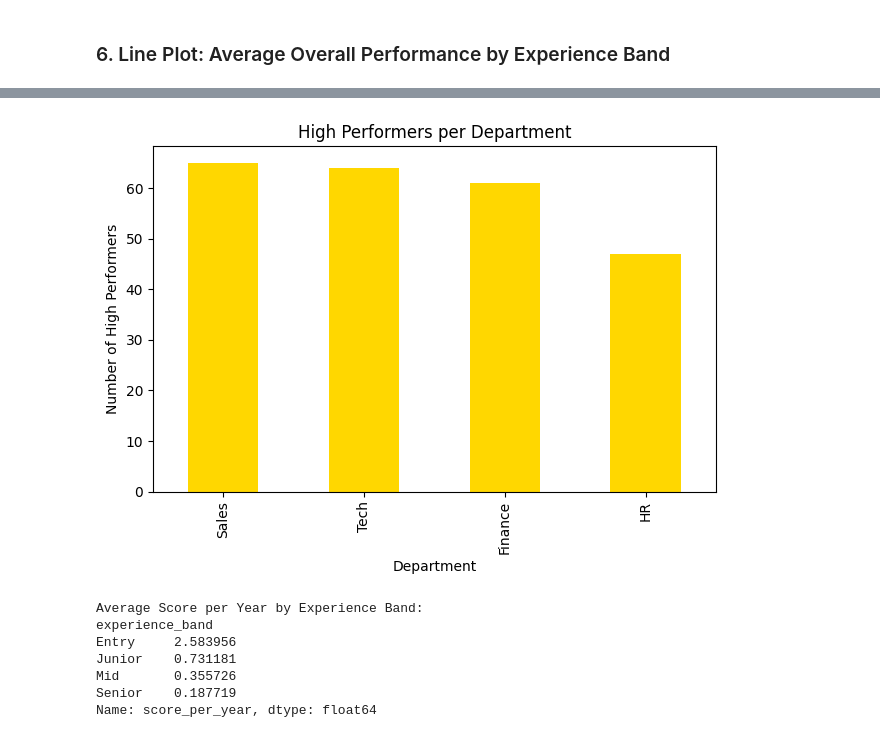
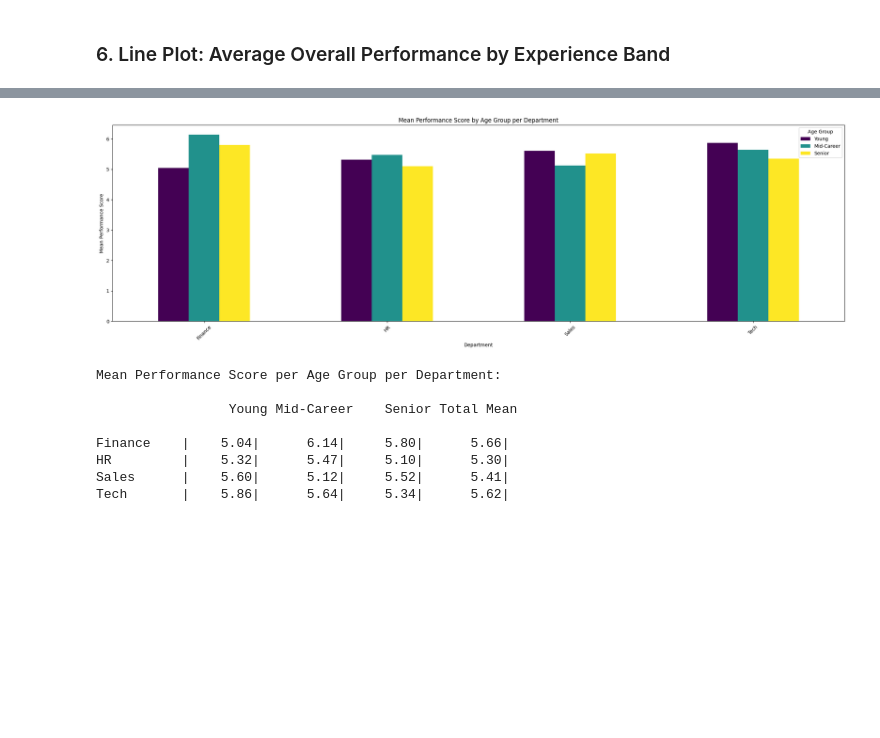
Before and after one commit to raquem-annierose/PolyTech-final-output, a Jupyter notebook: employee_performance_analysis.ipynb, the cells around one changed output, grey strips where cells are left out. Cells and saved outputs as stored; diff of their text form; code cells hidden in the pictures; blank space fills up the shorter version.

```diff
--- a/employee_performance_analysis.ipynb
+++ b/employee_performance_analysis.ipynb
@@ -384,22 +386,39 @@ Name: performance_score, dtype: float64
-# %%
-high_performers = df[df['performance_category'].isin(['Excellent', 'Very Good'])]
-high_counts = high_performers['department'].value_counts()
-
-high_counts.plot(kind='bar', color='gold')
-plt.title('High Performers per Department')
-plt.xlabel('Department')
-plt.ylabel('Number of High Performers')
-plt.tight_layout()
-plt.show()
-
-print("\nAverage Score per Year by Experience Band:")
-print(exp_avg)
-# %% [output]
-[figure, removed]
-Average Score per Year by Experience Band:
-experience_band
-Entry     2.583956
-Junior    0.731181
-Mid       0.355726
-Senior    0.187719
-Name: score_per_year, dtype: float64
+# %%
+mean_perf = df.groupby(['department', 'age_group'])[
+    'performance_score'].mean().unstack()
+
+mean_perf = mean_perf[['Young', 'Mid-Career', 'Senior']]
+mean_perf['Total Mean'] = mean_perf.mean(axis=1)
+
+mean_perf[['Young', 'Mid-Career', 'Senior']].plot(
+    kind='bar',
+    figsize=(22, 7),
+    colormap='viridis'
+)
+
+plt.title('Mean Performance Score by Age Group per Department')
+plt.xlabel('Department')
+plt.ylabel('Mean Performance Score')
+plt.xticks(rotation=45)
+plt.legend(title='Age Group')
+plt.tight_layout()
+plt.show()
+
+print("Mean Performance Score per Age Group per Department:\n")
+print("                 Young Mid-Career    Senior Total Mean")
+print("                                         ")
+
+for dept, row in mean_perf.round(2).iterrows():
+    print(f"{dept:<10} |    {row['Young']:.2f}|      "
+          f"{row['Mid-Career']:.2f}|     {row['Senior']:.2f}|      "
+          f"{row['Total Mean']:.2f}|")
+# %% [output]
+[figure, added]
+Mean Performance Score per Age Group per Department:
+
+                 Young Mid-Career    Senior Total Mean
+
+Finance    |    5.04|      6.14|     5.80|      5.66|
+HR         |    5.32|      5.47|     5.10|      5.30|
+Sales      |    5.60|      5.12|     5.52|      5.41|
+Tech       |    5.86|      5.64|     5.34|      5.62|
```
Also changed, not shown: parts of 4 cells of this notebook.
